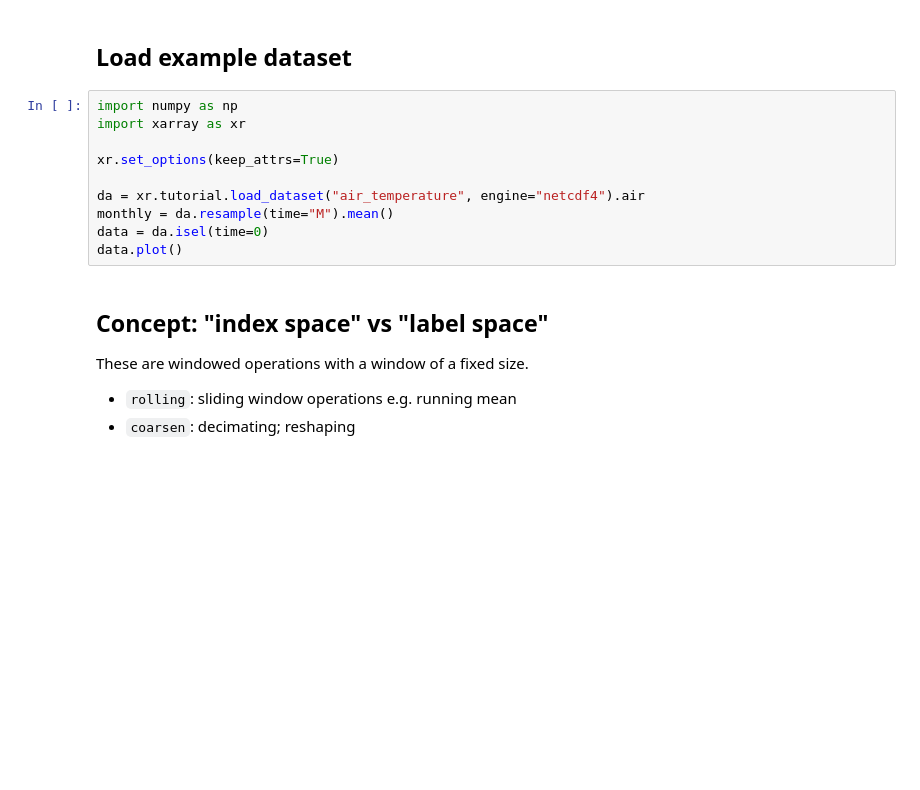
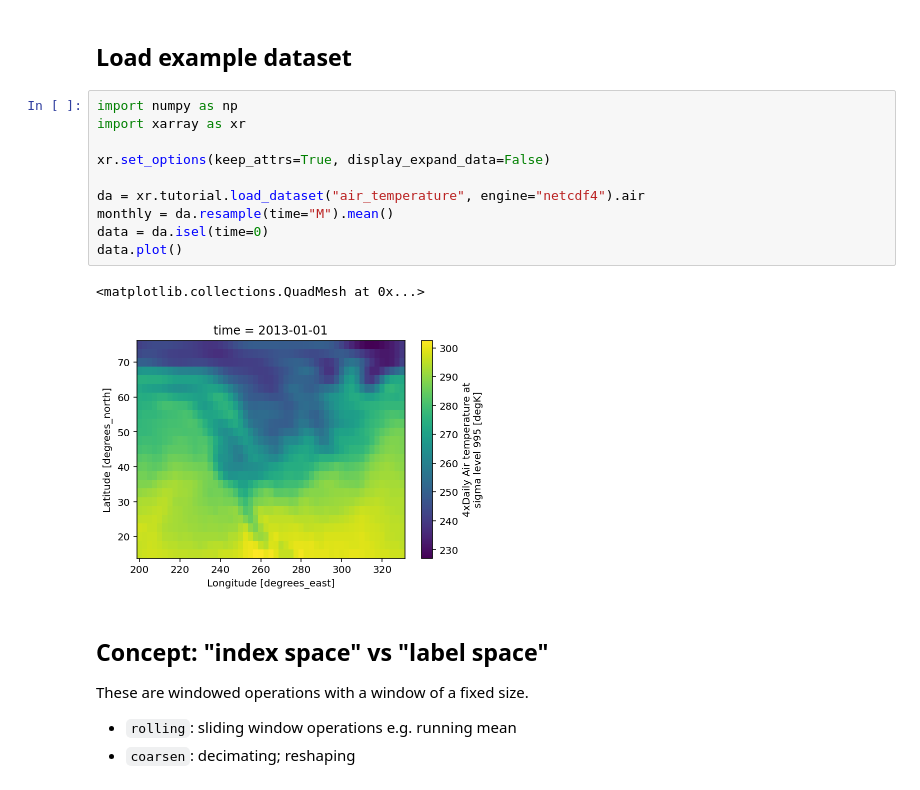
Before and after one commit to ProjectPythiaTutorials/thinking-with-xarray_2022_03_09, a Jupyter notebook: tutorial/01-high-level-computation-patterns.ipynb, the cells around one changed output. Saved outputs shown, nothing was run; the diff lists cells and outputs as text; blank space fills up the shorter version.

```diff
--- a/tutorial/01-high-level-computation-patterns.ipynb
+++ b/tutorial/01-high-level-computation-patterns.ipynb
@@ -45,13 +45,16 @@ Xarray also provides high-level computational patterns that cover many data anal
 # %%
 import numpy as np
 import xarray as xr
 
-xr.set_options(keep_attrs=True)
+xr.set_options(keep_attrs=True, display_expand_data=False)
 
 da = xr.tutorial.load_dataset("air_temperature", engine="netcdf4").air
 monthly = da.resample(time="M").mean()
 data = da.isel(time=0)
 data.plot()
+# %% [output]
+<matplotlib.collections.QuadMesh at 0x...>
+[figure, added]
 # %% [markdown]
 ## Concept: "index space" vs "label space"
 
```
Also changed, not shown: parts of 69 cells of this notebook.
